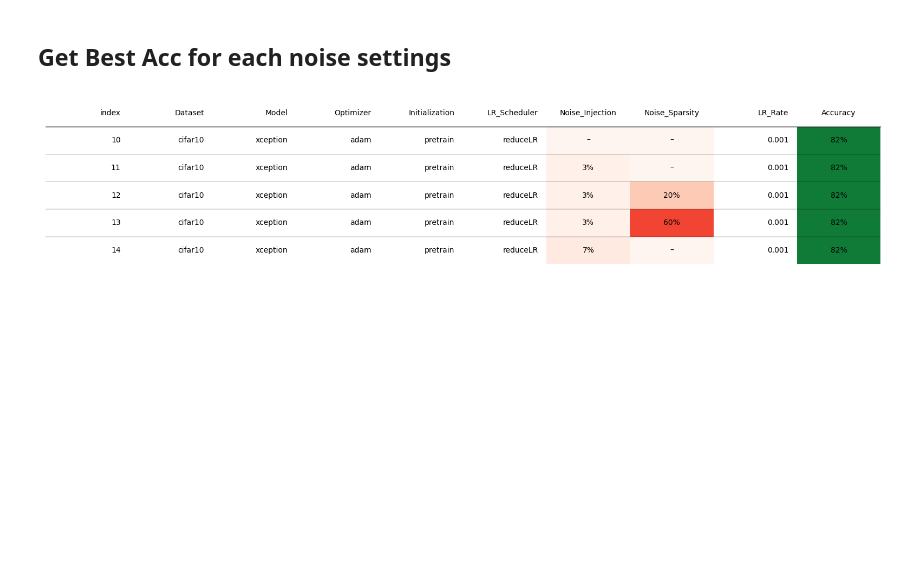
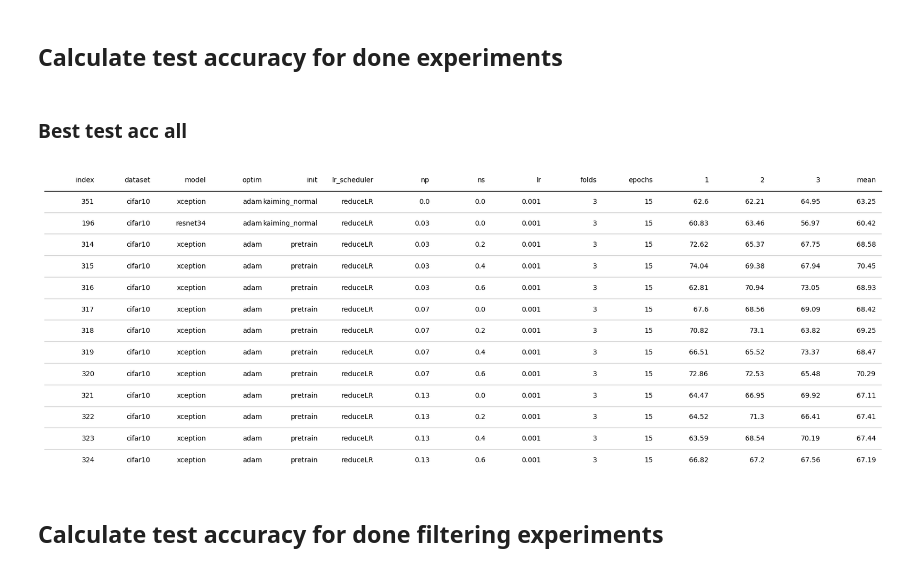
Before and after one commit to mj-haghighi/Anomaly-Detection, a Jupyter notebook: 1.test_acc.ipynb, the cells around one changed output. Drawn from its saved outputs; the diff is of its cells as text; code cells hidden in the pictures; blank space fills up the shorter version.

Commit message:
Plot best test acc settings before and after filtering data

```diff
--- a/1.test_acc.ipynb
+++ b/1.test_acc.ipynb
@@ -238,20 +29,2 @@ plt.show()
-# %% [markdown]
-## Get Best Acc for each noise settings
-# %%
-max_accuracy_rows = df.loc[df.groupby(['Noise_Injection', 'Noise_Sparsity'])['Accuracy'].idxmax()]
-
-
-# Init a figure
-fig, ax = plt.subplots(figsize=(20, 4))
-
-# Create the Table() object
-tab = Table(max_accuracy_rows, column_definitions=[
-    ColumnDefinition(name="Accuracy", cmap=Greens, textprops={"ha": "center"}, formatter=decimal_to_percent),
-    ColumnDefinition(name="Noise_Injection", cmap=Reds, textprops={"ha": "center"}, formatter=decimal_to_percent),
-    ColumnDefinition(name="Noise_Sparsity", cmap=Reds, textprops={"ha": "center"}, formatter=decimal_to_percent)
-])
-
-# Display the output
-plt.show()
-# %% [output]
-[figure, removed]
+# %% [markdown]
+## Calculate test accuracy for done experiments
@@ -257,0 +80,31 @@ plt.show()
+# %% [markdown]
+### Best test acc all
+# %%
+
+target_experiments = pd.read_csv(EXPERIMENT_INFO_PATH, index_col='index')
+target_experiments = target_experiments[(target_experiments['done'] == True) & (~target_experiments['test_acc'].isna())]
+result = pd.DataFrame()
+for index, row in target_experiments.iterrows():
+    test_acc = [float(x) for x in row['test_acc'].split()]
+    target_experiments.at[index, '1'] = test_acc[0]
+    target_experiments.at[index, '2'] = test_acc[1]
+    target_experiments.at[index, '3'] = test_acc[2]
+    target_experiments.at[index, 'mean'] = np.mean(test_acc).round(2)
+
+max_ids = target_experiments.groupby(['np', 'ns'])['mean'].idxmax()
+table = target_experiments.loc[max_ids]
+table['np'] = table['np'].str.replace('np=', '').astype(float)
+table['ns'] = table['ns'].str.replace('ns=', '').astype(float)
+table['lr'] = table['lr'].str.replace('lr=', '').astype(float)
+table = table.drop(columns=['test_acc', 'done'])
+# print(z.head())
+
+
+# Init a figure
+fig, ax = plt.subplots(figsize=(22, 8))
+tab = Table(table)
+plt.show()
+# %% [output]
+[figure, added]
+# %% [markdown]
+## Calculate test accuracy for done filtering experiments
```
Also changed, not shown: parts of 16 cells of this notebook.
